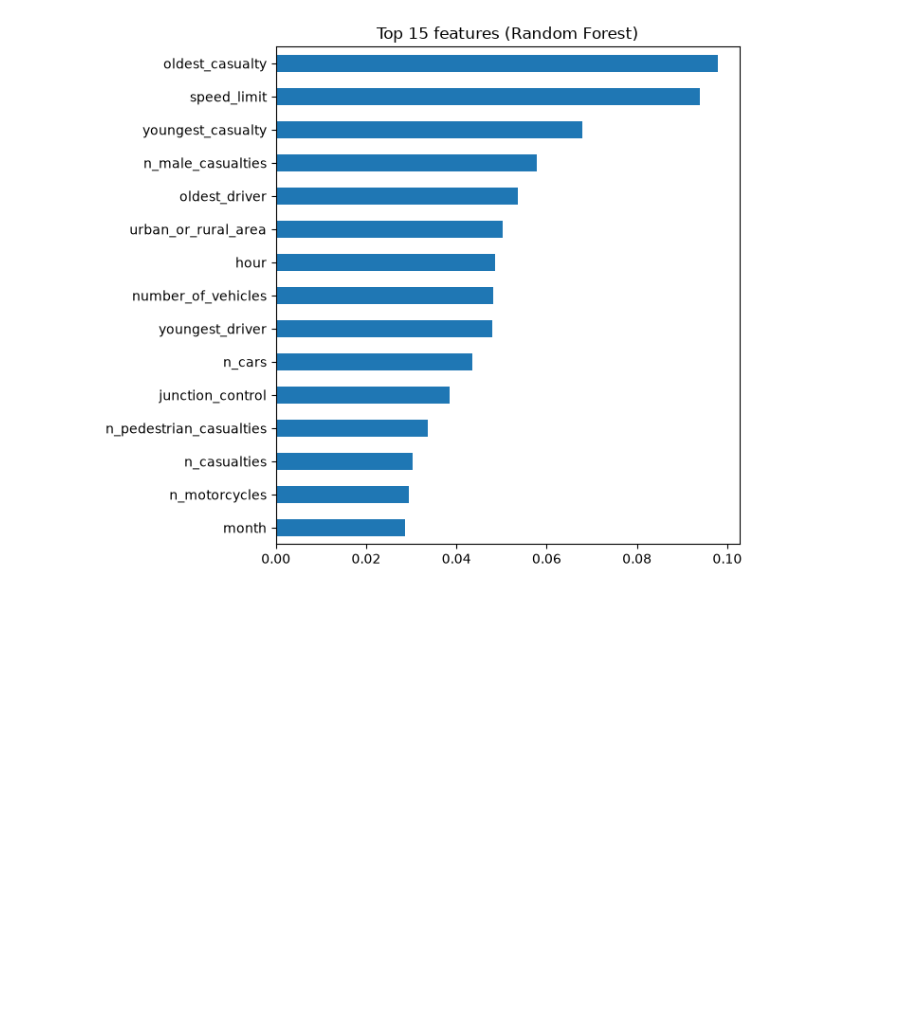
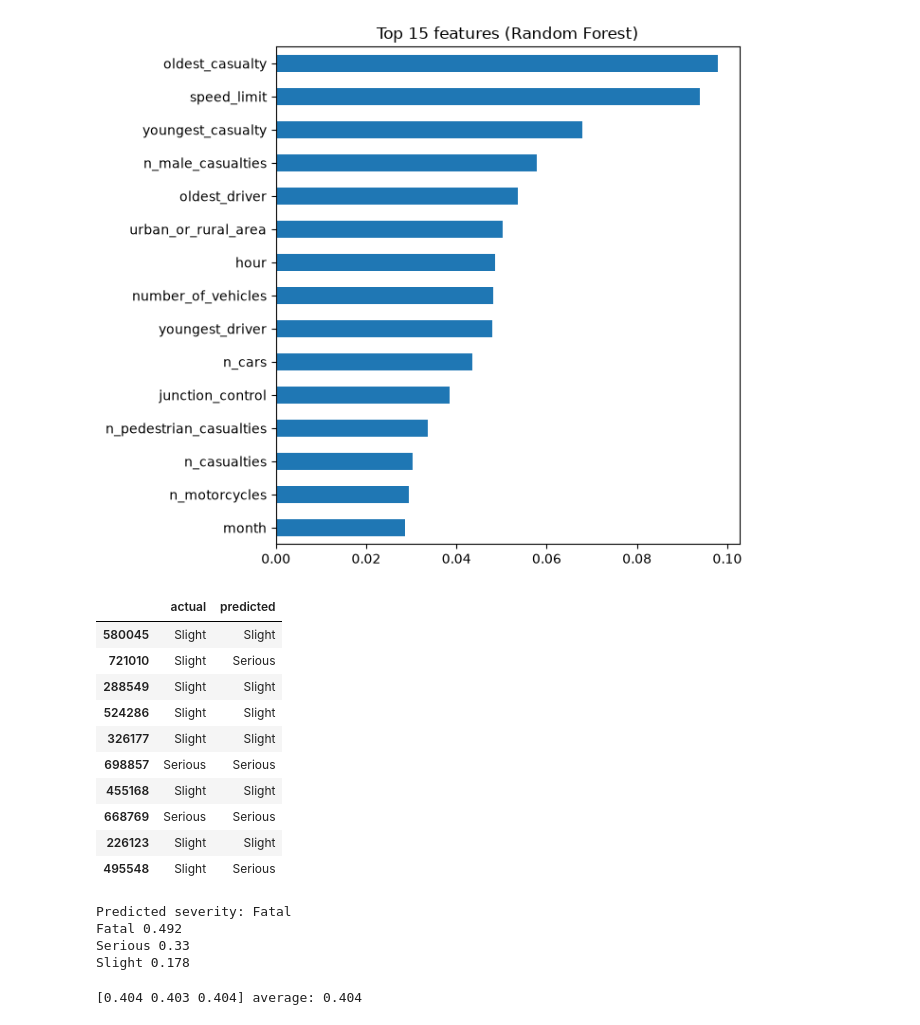
Before and after one commit to PraveenAnilKumar/Road-Collision-Severity-Predictor, a Jupyter notebook: road accidents.ipynb, the cells around one changed output. Drawn from its saved outputs; the diff is of its cells as text; code cells hidden in the pictures; blank space fills up the shorter version.

Commit message:
Tested some values

```diff
--- a/road accidents.ipynb
+++ b/road accidents.ipynb
@@ -275,3 +275,58 @@ plt.tight_layout()
 plt.show()
 # %% [output]
 [figure]
+# %%
+best_model = trained[results_df.loc[0, "model"]]   # the winning model
+
+labels = {1: "Fatal", 2: "Serious", 3: "Slight"}
+
+sample = X_test.sample(10, random_state=1)
+check = pd.DataFrame({
+    "actual":    y_test.loc[sample.index].map(labels),
+    "predicted": pd.Series(best_model.predict(sample), index=sample.index).map(labels),
+})
+check
+# %% [output]
+|  | actual | predicted |
+| 580045 | Slight | Slight |
+| 721010 | Slight | Serious |
+| 288549 | Slight | Slight |
+| 524286 | Slight | Slight |
+| 326177 | Slight | Slight |
+| 698857 | Serious | Serious |
+| 455168 | Slight | Slight |
+| 668769 | Serious | Serious |
+| 226123 | Slight | Slight |
+| 495548 | Slight | Serious |
+# %%
+# start from the average row so every column has a sensible value
+new_accident = X.median().to_frame().T
+
+# change what you want to test (check the DfT guide for what each code means)
+new_accident["speed_limit"]        = 60
+new_accident["number_of_vehicles"] = 2
+new_accident["n_motorcycles"]      = 1
+new_accident["n_cars"]             = 1
+new_accident["light_conditions"]   = 6      # darkness, no street lights
+new_accident["hour"]               = 23
+new_accident["urban_or_rural_area"] = 2     # rural
+
+pred = best_model.predict(new_accident)[0]
+print("Predicted severity:", labels[pred])
+
+# probability for each class
+probs = best_model.predict_proba(new_accident)[0]
+for cls, p in zip(best_model.classes_, probs):
+    print(labels[cls], round(p, 3))
+# %% [output]
+Predicted severity: Fatal
+Fatal 0.492
+Serious 0.33
+Slight 0.178
+# %%
+from sklearn.model_selection import cross_val_score
+
+scores = cross_val_score(best_model, X_small, y_small, cv=3, scoring="f1_macro")
+print(scores.round(3), "average:", scores.mean().round(3))
+# %% [output]
+[0.404 0.403 0.404] average: 0.404
```
Also changed, not shown: parts of 6 cells of this notebook.
